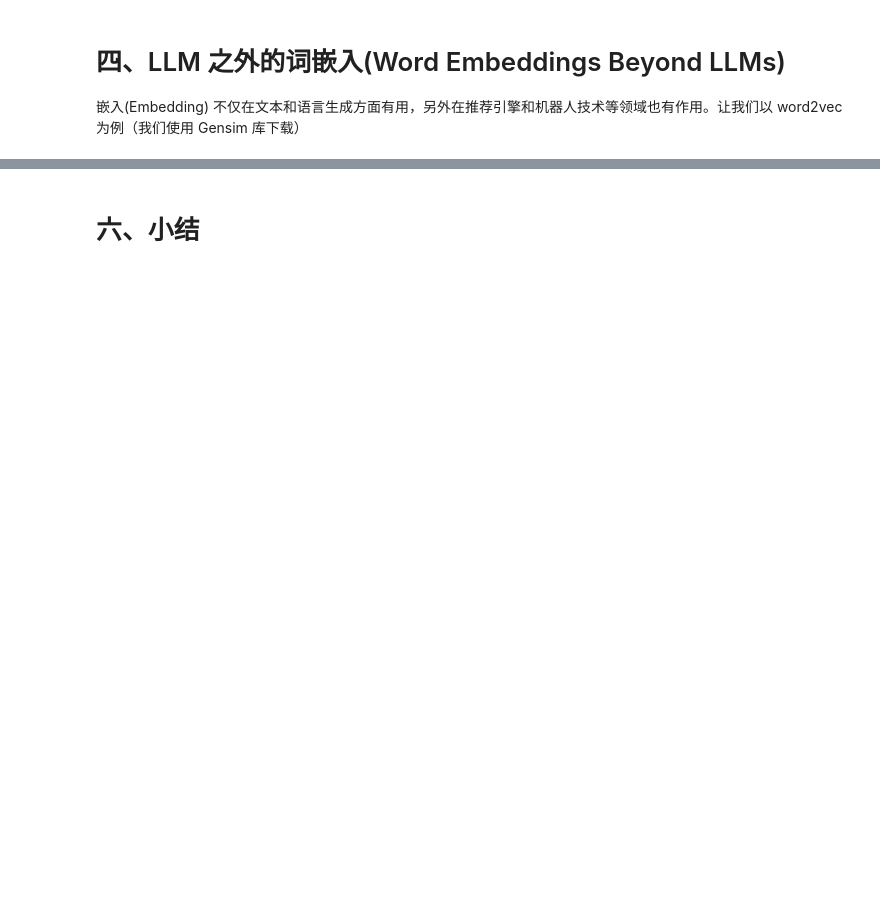
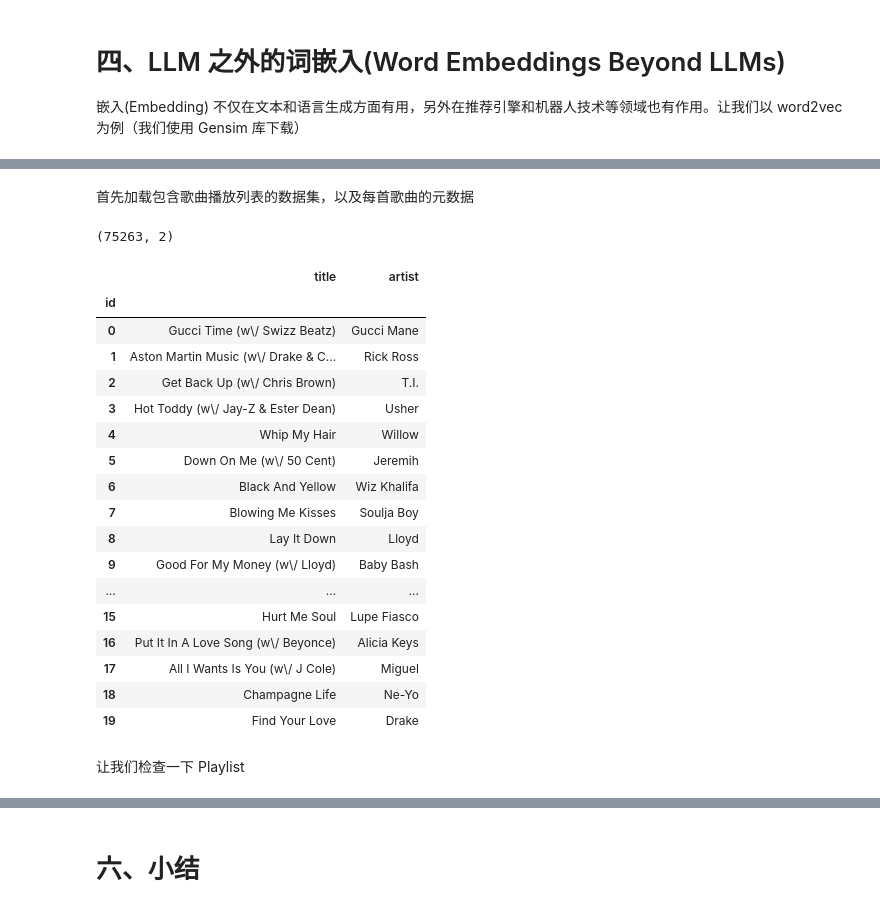
Before and after one commit to xiaocao-cookie/Learning-for-AI, a Jupyter notebook: LLM/01_tokenizer_and_embedding.ipynb, the cells around one changed output, grey strips where cells are left out. Saved outputs shown, nothing was run; the diff lists cells and outputs as text; code cells hidden in the pictures; blank space fills up the shorter version.

```diff
--- a/LLM/01-tokenizer_and_embedding.ipynb
+++ b/LLM/01_tokenizer_and_embedding.ipynb
@@ -733,0 +932,48 @@ print(word2vec_model.similarity("king", "banana"))
+# %% [markdown]
+首先加载包含歌曲播放列表的数据集，以及每首歌曲的元数据
+# %%
+import pandas as pd
+from urllib import request
+
+# 获取 Playlist 数据集
+data = request.urlopen('https://storage.googleapis.com/maps-premium/dataset/yes_complete/train.txt')
+
+# 从第 2 行之后开始逐行加载，因为前两行是元数据
+lines = data.read().decode("utf-8").split('\n')[2:]
+
+# 移除 Playlist 中的单曲
+playlists = [s.rstrip().split() for s in lines if len(s.split()) > 1]
+
+# 加载歌曲的原数据
+songs_file = request.urlopen('https://storage.googleapis.com/maps-premium/dataset/yes_complete/song_hash.txt')
+songs_file = songs_file.read().decode("utf-8").split('\n')
+songs = [s.rstrip().split('\t') for s in songs_file]
+songs_df = pd.DataFrame(data=songs, columns = ['id', 'title', 'artist'])
+songs_df = songs_df.set_index('id')
+# %%
+songs_df.shape
+# %% [output]
+(75263, 2)
+# %%
+songs_df[:20]
+# %% [output]
+|  | title | artist |
+| id |  |  |
+| 0 | Gucci Time (w\/ Swizz Beatz) | Gucci Mane |
+| 1 | Aston Martin Music (w\/ Drake & C... | Rick Ross |
+| 2 | Get Back Up (w\/ Chris Brown) | T.I. |
+| 3 | Hot Toddy (w\/ Jay-Z & Ester Dean) | Usher |
+| 4 | Whip My Hair | Willow |
+| 5 | Down On Me (w\/ 50 Cent) | Jeremih |
+| 6 | Black And Yellow | Wiz Khalifa |
+| 7 | Blowing Me Kisses | Soulja Boy |
+| 8 | Lay It Down | Lloyd |
+| 9 | Good For My Money (w\/ Lloyd) | Baby Bash |
+| ... | ... | ... |
+| 15 | Hurt Me Soul | Lupe Fiasco |
+| 16 | Put It In A Love Song (w\/ Beyonce) | Alicia Keys |
+| 17 | All I Wants Is You (w\/ J Cole) | Miguel |
+| 18 | Champagne Life | Ne-Yo |
+| 19 | Find Your Love | Drake |
+# %% [markdown]
+让我们检查一下 Playlist
```
Also changed, not shown: parts of 25 cells of this notebook, 1 other file.
